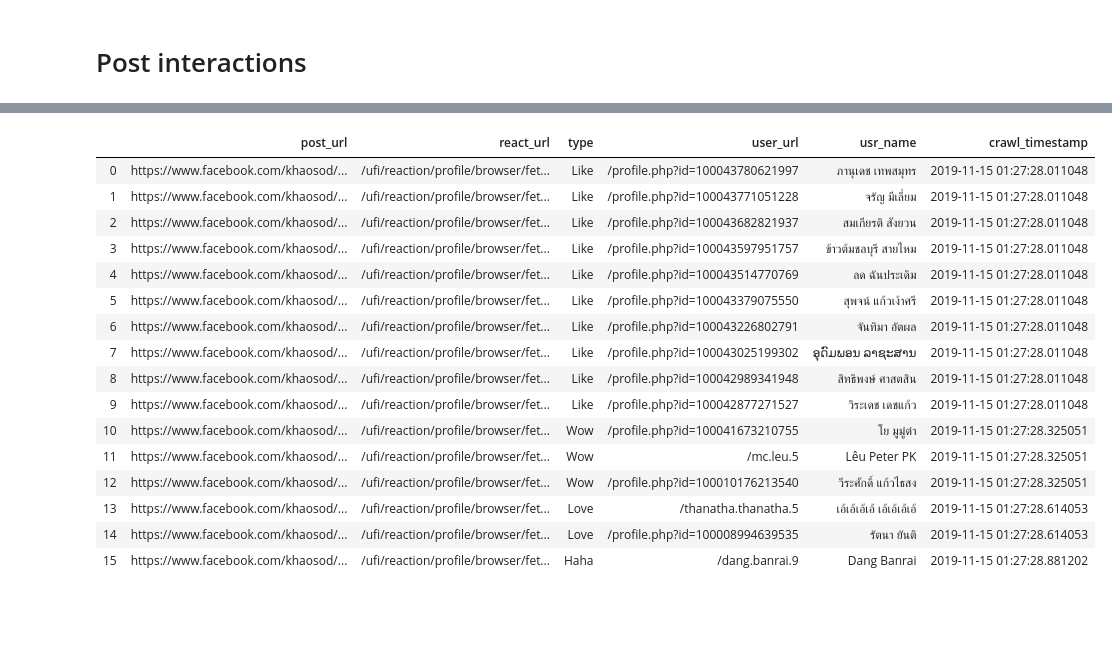
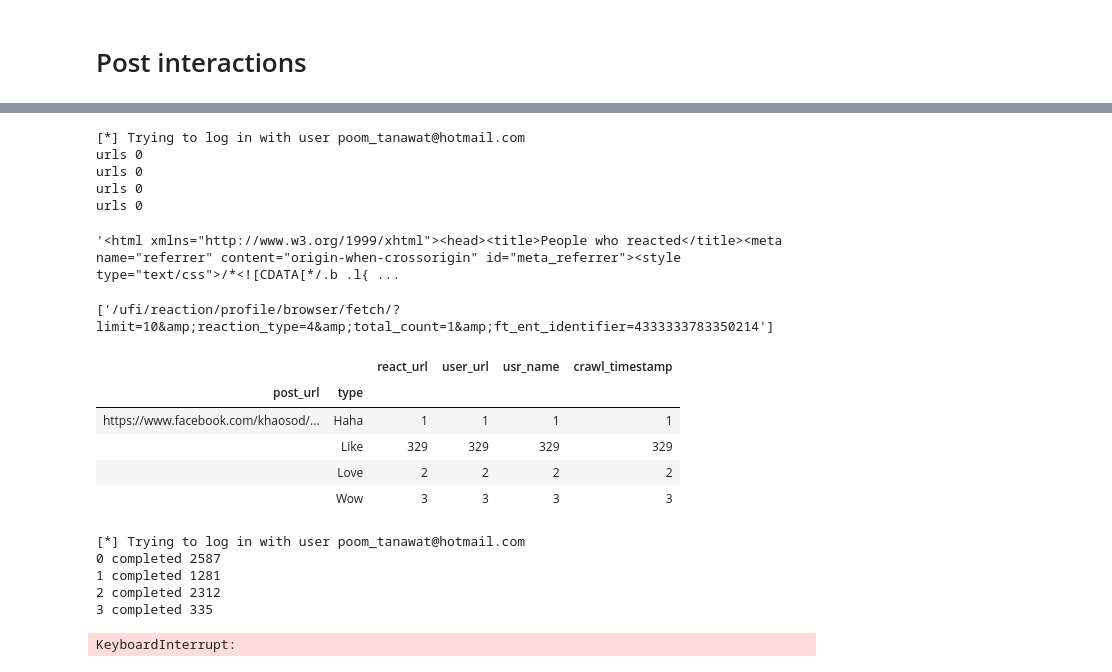
Before and after one commit to Duayt/sna_project, a Jupyter notebook: Poom.ipynb, the cells around one changed output, grey strips where cells are left out. Saved outputs shown, nothing was run; the diff lists cells and outputs as text; code cells hidden in the pictures; blank space fills up the shorter version.

```diff
--- a/Poom.ipynb
+++ b/Poom.ipynb
@@ -492,7 +484,7 @@ def pause(min=2,max=5):
 def parse_likers(html):
     return re.findall('<h3 class=".[^"]*"><a href="(.[^"]*)[^"]*">(.[^<]*)</a></h3>',html)
 
-def get_all_reactions(driver,url,reactions_per_page=999,limit=2000,cur_length=0):
+def get_all_reactions(driver,url,reactions_per_page=99999,limit=20000,cur_length=0):
 
     if cur_length >=limit:
         return []
@@ -505,7 +497,7 @@ def get_all_reactions(driver,url,reactions_per_page=999,limit=2000,cur_length=0)
 
     reaction_urls = re.findall('(/ufi/reaction/profile/browser/(?!.*(?:reaction_type|total_count=0)).[^"]*)',html)
     reaction_urls = ['%s%s'% (BASE_URL,x.replace('&amp;','&').replace('?limit=10','?limit=%d' % reactions_per_page)) for x in reaction_urls]
-
+    print('urls',len(reaction_urls))
     if(reaction_urls) and limit > cur_length:
         time.sleep(pause())
         url= reaction_urls[0]
@@ -585,0 +566,18 @@ usr_list=get_react_usr_list(browser,react_url)
+# %%
+driver_path = r'chromedriver.exe'
+browser = webdriver.Chrome(executable_path=driver_path)
+
+do_login(browser,usr,pwd)
+
+
+#DO LOOP POST URL  BELOW
+
+post_url = 'https://www.facebook.com/khaosod/posts/4333333783350214'
+
+usr_list=get_react_usr_list(browser,post_url)
+# %% [output]
+[*] Trying to log in with user poom_tanawat@hotmail.com
+urls 0
+urls 0
+urls 0
+urls 0
@@ -586,22 +586,41 @@ usr_list=get_react_usr_list(browser,react_url)
+# %%
+html
+# %% [output]
+'<html xmlns="http://www.w3.org/1999/xhtml"><head><title>People who reacted</title><meta name="referrer" content="origin-when-crossorigin" id="meta_referrer"><style type="text/css">/*<![CDATA[*/.b .l{ ...
+# %%
+browser.get(BASE_URL+react_type_url)
+html = browser.page_source.encode("utf-8",errors='replace').decode("utf-8", errors="replace")
+re.findall('(/ufi/reaction/profile/browser/(?!.*(?:reaction_type=2|total_count=2)).[^"]*)',html)
+# %% [output]
+['/ufi/reaction/profile/browser/fetch/?limit=10&amp;reaction_type=4&amp;total_count=1&amp;ft_ent_identifier=4333333783350214']
 # %%
 import pandas as pd
 df=pd.DataFrame(usr_list,columns=['post_url','react_url','type','user_url','usr_name','crawl_timestamp'])
-df
+df.groupby(['post_url','type']).count()
 # %% [output]
-|  | post_url | react_url | type | user_url | usr_name | crawl_timestamp |
-| 0 | https://www.facebook.com/khaosod/... | /ufi/reaction/profile/browser/fet... | Like | /profile.php?id=100043780621997 | ภานุเดช เทพสมุทร | 2019-11-15 01:27:28.011048 |
-| 1 | https://www.facebook.com/khaosod/... | /ufi/reaction/profile/browser/fet... | Like | /profile.php?id=100043771051228 | จรัญ มีเลี่ยม | 2019-11-15 01:27:28.011048 |
-| 2 | https://www.facebook.com/khaosod/... | /ufi/reaction/profile/browser/fet... | Like | /profile.php?id=100043682821937 | สมเกียรติ สังยวน | 2019-11-15 01:27:28.011048 |
-| 3 | https://www.facebook.com/khaosod/... | /ufi/reaction/profile/browser/fet... | Like | /profile.php?id=100043597951757 | ข้าวต้มชลบุรี สายไหม | 2019-11-15 01:27:28.011048 |
-| 4 | https://www.facebook.com/khaosod/... | /ufi/reaction/profile/browser/fet... | Like | /profile.php?id=100043514770769 | ลด ฉันประเดิม | 2019-11-15 01:27:28.011048 |
-| 5 | https://www.facebook.com/khaosod/... | /ufi/reaction/profile/browser/fet... | Like | /profile.php?id=100043379075550 | สุพจน์ แก้วเง้าศรี | 2019-11-15 01:27:28.011048 |
-| 6 | https://www.facebook.com/khaosod/... | /ufi/reaction/profile/browser/fet... | Like | /profile.php?id=100043226802791 | จันทิมา อัตผล | 2019-11-15 01:27:28.011048 |
-| 7 | https://www.facebook.com/khaosod/... | /ufi/reaction/profile/browser/fet... | Like | /profile.php?id=100043025199302 | ອຸດົມພອນ ລາຊະສານ | 2019-11-15 01:27:28.011048 |
-| 8 | https://www.facebook.com/khaosod/... | /ufi/reaction/profile/browser/fet... | Like | /profile.php?id=100042989341948 | สิทธิพงษ์ ศาสตสิน | 2019-11-15 01:27:28.011048 |
-| 9 | https://www.facebook.com/khaosod/... | /ufi/reaction/profile/browser/fet... | Like | /profile.php?id=100042877271527 | วิระเดช เดชแก้ว | 2019-11-15 01:27:28.011048 |
-| 10 | https://www.facebook.com/khaosod/... | /ufi/reaction/profile/browser/fet... | Wow | /profile.php?id=100041673210755 | โย มูมู่ต๋า | 2019-11-15 01:27:28.325051 |
-| 11 | https://www.facebook.com/khaosod/... | /ufi/reaction/profile/browser/fet... | Wow | /mc.leu.5 | Lêu Peter PK | 2019-11-15 01:27:28.325051 |
-| 12 | https://www.facebook.com/khaosod/... | /ufi/reaction/profile/browser/fet... | Wow | /profile.php?id=100010176213540 | วีระศักดิ์ แก้วไธสง | 2019-11-15 01:27:28.325051 |
-| 13 | https://www.facebook.com/khaosod/... | /ufi/reaction/profile/browser/fet... | Love | /thanatha.thanatha.5 | เอ้เอ้เอ้เอ้ เอ้เอ้เอ้เอ้ | 2019-11-15 01:27:28.614053 |
-| 14 | https://www.facebook.com/khaosod/... | /ufi/reaction/profile/browser/fet... | Love | /profile.php?id=100008994639535 | รัตนา ยันติ | 2019-11-15 01:27:28.614053 |
-| 15 | https://www.facebook.com/khaosod/... | /ufi/reaction/profile/browser/fet... | Haha | /dang.banrai.9 | Dang Banrai | 2019-11-15 01:27:28.881202 |
+|  |  | react_url | user_url | usr_name | crawl_timestamp |
+| post_url | type |  |  |  |  |
+| https://www.facebook.com/khaosod/... | Haha | 1 | 1 | 1 | 1 |
+|  | Like | 329 | 329 | 329 | 329 |
+|  | Love | 2 | 2 | 2 | 2 |
+|  | Wow | 3 | 3 | 3 | 3 |
+# %%
+# Crawler
+driver_path = r'chromedriver.exe'
+browser = webdriver.Chrome(executable_path=driver_path)
+do_login(browser,usr,pwd)
+usr_list=[]
+filename='khaosod'
+df_post =pd.read_csv('crawl_data/{}.csv'.format(filename))
+link_list=df_post['post_link'].values
+for i, link in enumerate(link_list):
+    tmp=get_react_usr_list(browser,link)
+    usr_list+=tmp
+    print(i,'completed',len(tmp))
+# %% [output]
+[*] Trying to log in with user poom_tanawat@hotmail.com
+0 completed 2587
+1 completed 1281
+2 completed 2312
+3 completed 335
+KeyboardInterrupt:
```
Also changed, not shown: parts of 5 cells of this notebook, 1 other file.
